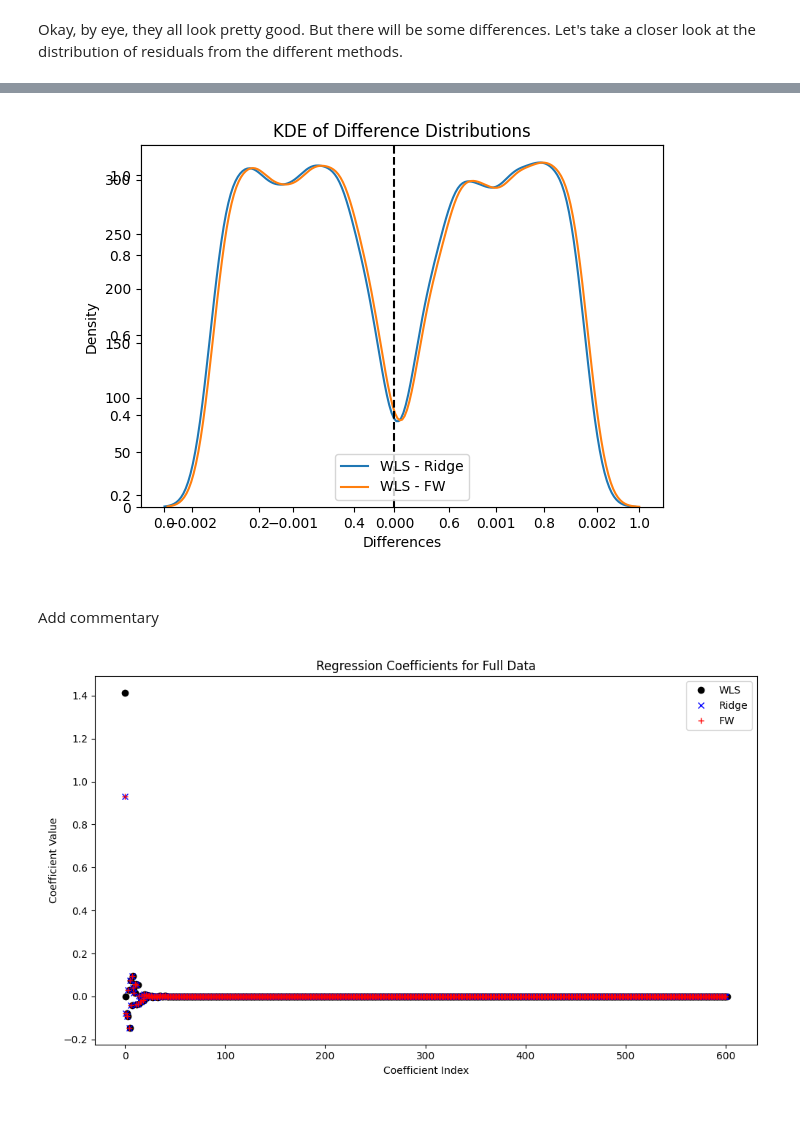
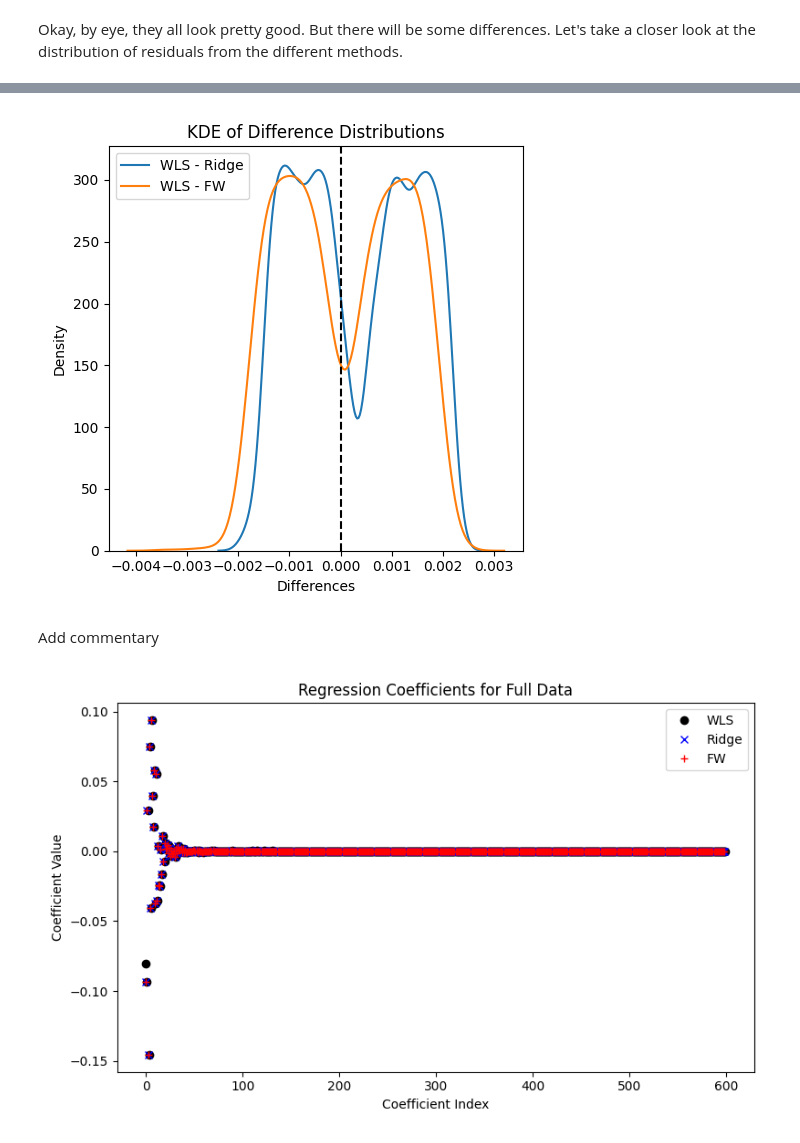
Before and after one commit to colej/puffins, a Jupyter notebook: notebooks/NB02_compare_solvers.ipynb, the cells around one changed output, grey strips where cells are left out. Drawn from its saved outputs; the diff is of its cells as text; code cells hidden in the pictures; blank space fills up the shorter version.

```diff
--- a/notebooks/NB02_compare_solvers.ipynb
+++ b/notebooks/NB02_compare_solvers.ipynb
@@ -68,11 +68,11 @@ wls_full = LinearModel(data_full, basis_functions=[basis_constant, basis_linear,
                    method='wls', period=period, n_harmonics=K, W=None)
 
 ridge_full = LinearModel(data_full, basis_functions=[basis_constant, ], feature_embedding='fourier',
-                   feature_weighting_function=None, feature_width=None, alpha=0.5,
+                   feature_weighting_function=None, feature_width=None, alpha=5.0,
                    method='ridge', period=period, n_harmonics=K, W=None)
 
 fw_full = LinearModel(data_full, basis_functions=[basis_constant,], feature_embedding='fourier',
-                   feature_weighting_function=matern32, feature_width=0.1,
+                   feature_weighting_function=matern32, feature_width=0.025,
                    method='fw', period=period, n_harmonics=K, W=None)
 # %%
 wls_full.set_X_train()
@@ -176,26 +154,26 @@ ax_diffs.set_title('KDE of Difference Distributions')
 fig_diffs.tight_layout()
 plt.show()
 # %% [output]
-[figure, old version]
+[figure, new version]
 # %% [markdown]
 Add commentary
 # %%
 # Extract regression coefficients
 coeffs_wls = wls_full.coefficients
 coeffs_ridge = ridge_full.coefficients
 coeffs_fw = fw_full.coefficients
 
 # Plot the coefficients
 plotnum += 1
-fig_coeffs, ax_coeffs = plt.subplots(1, 1, figsize=(10, 6), num=plotnum)
-ax_coeffs.plot(coeffs_wls, 'ko', label='WLS')
-ax_coeffs.plot(coeffs_ridge, 'bx', label='Ridge')
-ax_coeffs.plot(coeffs_fw, 'r+', label='FW')
+fig_coeffs, ax_coeffs = plt.subplots(1, 1, figsize=(8, 5), num=plotnum)
+ax_coeffs.plot(coeffs_wls[2:], 'ko', label='WLS')
+ax_coeffs.plot(coeffs_ridge[2:], 'bx', label='Ridge')
+ax_coeffs.plot(coeffs_fw[2:], 'r+', label='FW')
 ax_coeffs.legend()
 ax_coeffs.set_xlabel('Coefficient Index')
 ax_coeffs.set_ylabel('Coefficient Value')
 ax_coeffs.set_title('Regression Coefficients for Full Data')
 fig_coeffs.tight_layout()
 plt.show()
 # %% [output]
-[figure, old version]
+[figure, new version]
```
Also changed, not shown: parts of 33 cells of this notebook.
